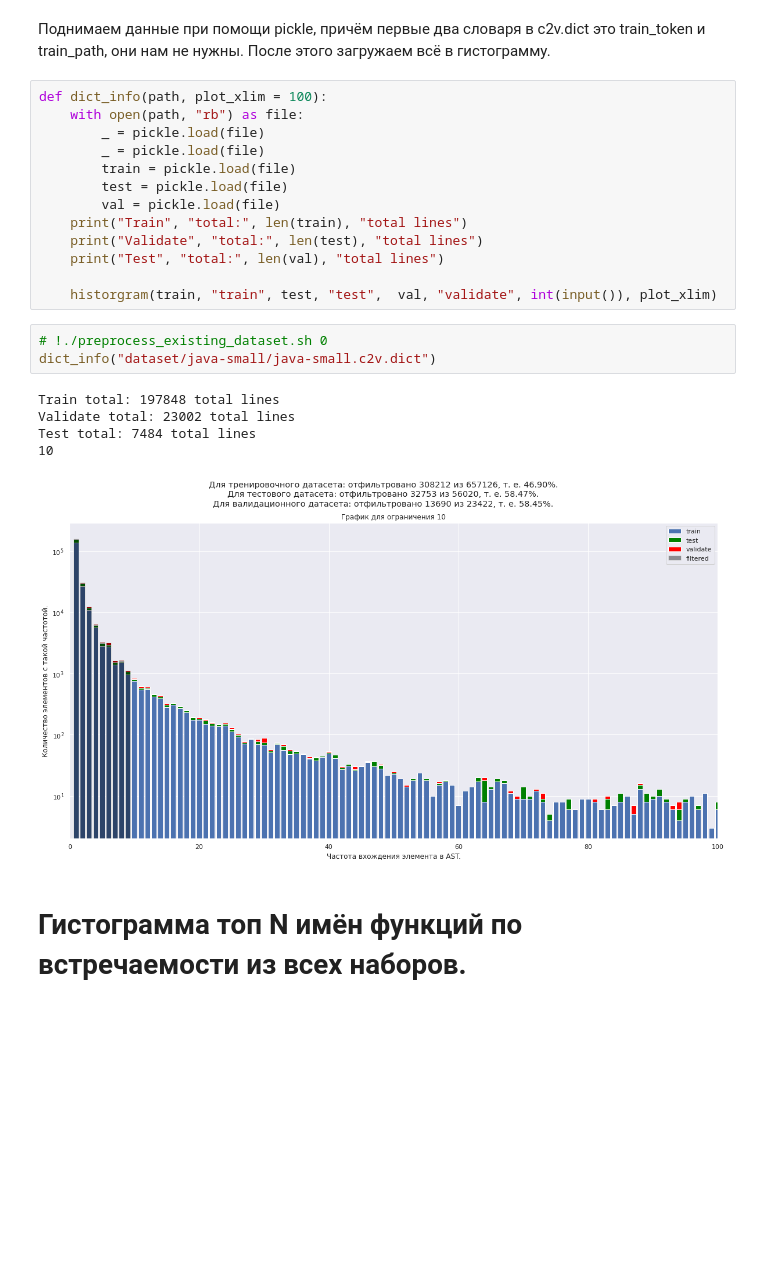
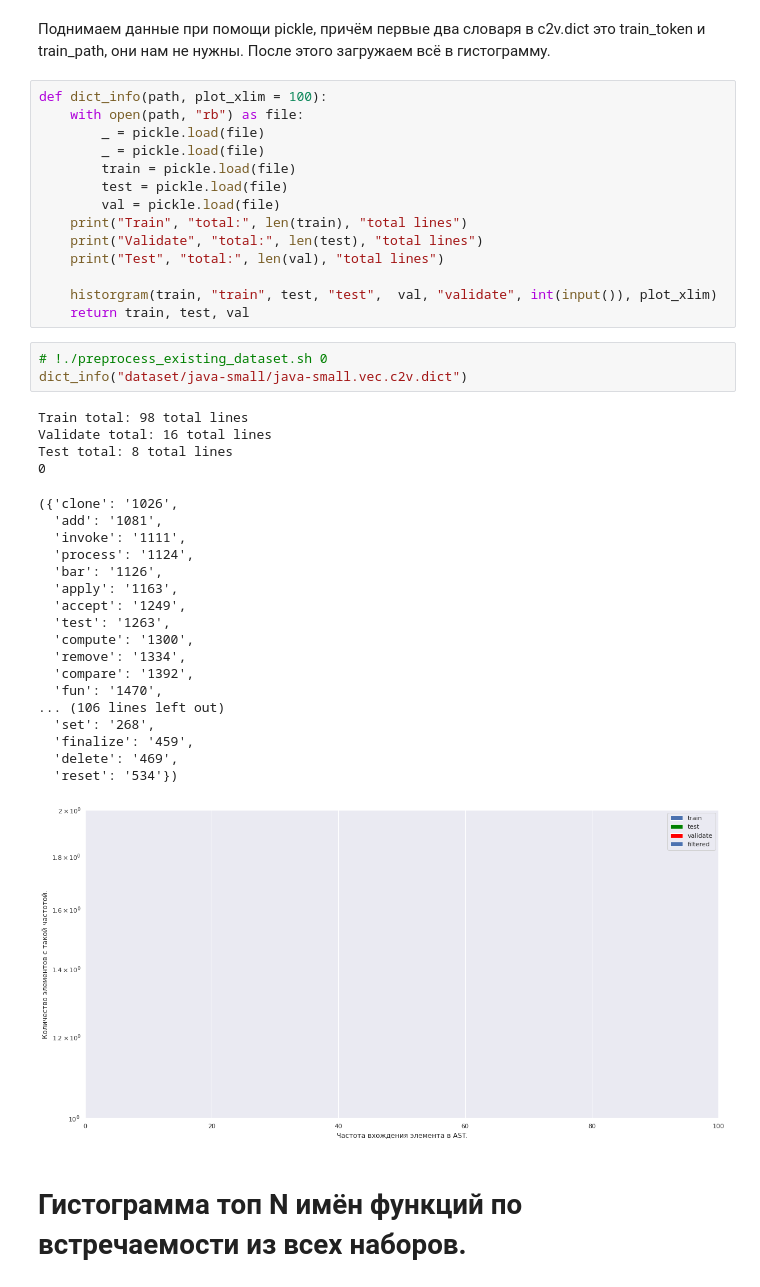
Before and after one commit to bmstu-iu8-g4-2020-project/code2var, a Jupyter notebook: experimental/DataFrequencyInfo.ipynb, the cells around one changed output. Drawn from its saved outputs; the diff is of its cells as text; blank space fills up the shorter version.

```diff
--- a/experimental/DataFrequencyInfo.ipynb
+++ b/experimental/DataFrequencyInfo.ipynb
@@ -78,15 +78,33 @@ def dict_info(path, plot_xlim = 100):
     print("Test", "total:", len(val), "total lines")
 
     historgram(train, "train", test, "test",  val, "validate", int(input()), plot_xlim)
+    return train, test, val
 # %%
 # !./preprocess_existing_dataset.sh 0
-dict_info("dataset/java-small/java-small.c2v.dict")
+dict_info("dataset/java-small/java-small.vec.c2v.dict")
 # %% [output]
-Train total: 197848 total lines
-Validate total: 23002 total lines
-Test total: 7484 total lines
-10
+Train total: 98 total lines
+Validate total: 16 total lines
+Test total: 8 total lines
+0
+({'clone': '1026',
+  'add': '1081',
+  'invoke': '1111',
+  'process': '1124',
+  'bar': '1126',
+  'apply': '1163',
+  'accept': '1249',
+  'test': '1263',
+  'compute': '1300',
+  'remove': '1334',
+  'compare': '1392',
+  'fun': '1470',
+... (106 lines left out)
+  'set': '268',
+  'finalize': '459',
+  'delete': '469',
+  'reset': '534'})
-[figure, old version]
+[figure, new version]
 # %% [markdown]
 # Гистограмма топ N имён функций по встречаемости из всех наборов.
 # %%
```
Also changed, not shown: parts of 6 cells of this notebook, 3 other files.
